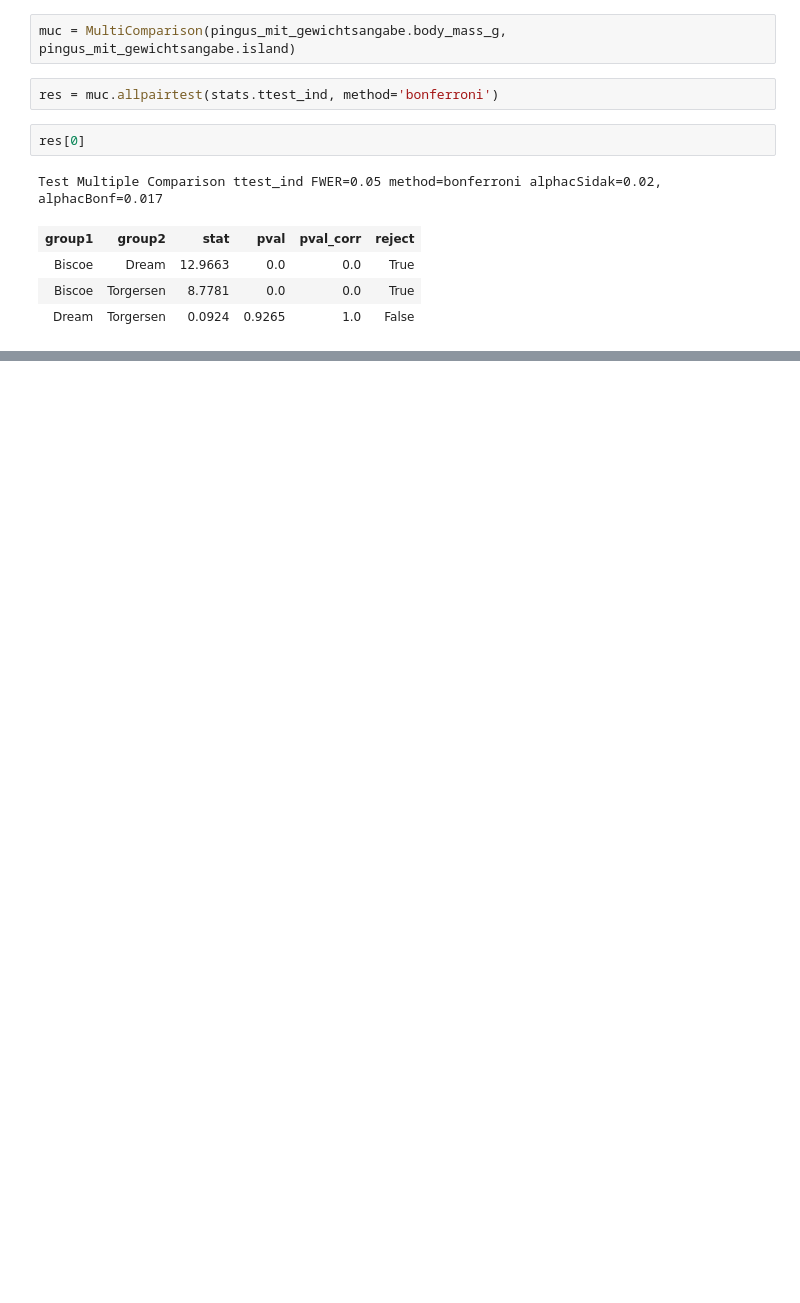
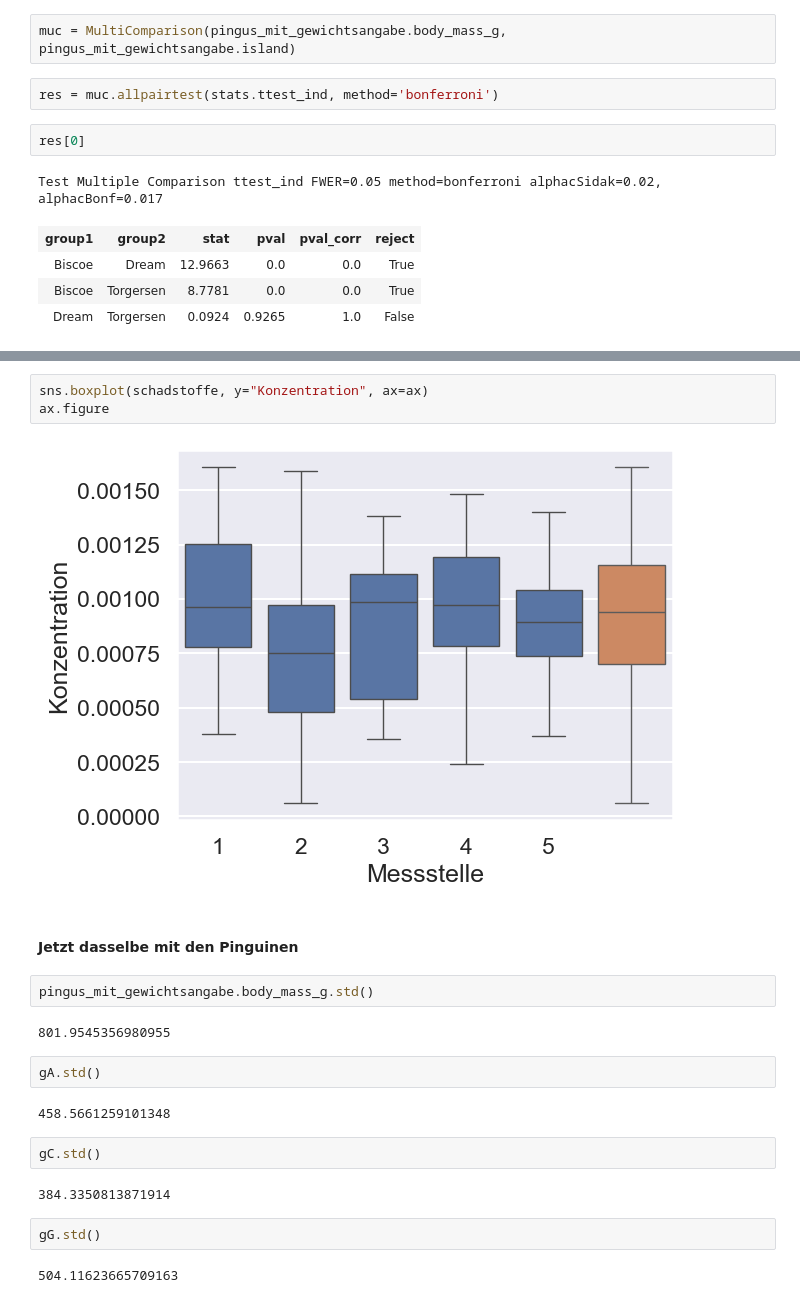
Before and after one commit to Ruediger-Braun/mfb2526, a Jupyter notebook: lektion22.ipynb, the cells around one changed output, grey strips where cells are left out. Saved outputs shown, nothing was run; the diff lists cells and outputs as text; blank space fills up the shorter version.

```diff
--- a/lektion22.ipynb
+++ b/lektion22.ipynb
@@ -288,0 +349,23 @@ Test Multiple Comparison ttest_ind FWER=0.05 method=bonferroni alphacSidak=0.02,
+# %%
+sns.boxplot(schadstoffe, y="Konzentration", ax=ax)
+ax.figure
+# %% [output]
+[figure, added]
+# %% [markdown]
+#### Jetzt dasselbe mit den Pinguinen
+# %%
+pingus_mit_gewichtsangabe.body_mass_g.std()
+# %% [output]
+801.9545356980955
+# %%
+gA.std()
+# %% [output]
+458.5661259101348
+# %%
+gC.std()
+# %% [output]
+384.3350813871914
+# %%
+gG.std()
+# %% [output]
+504.11623665709163
```
Also changed, not shown: parts of 53 cells of this notebook, 1 other file.
